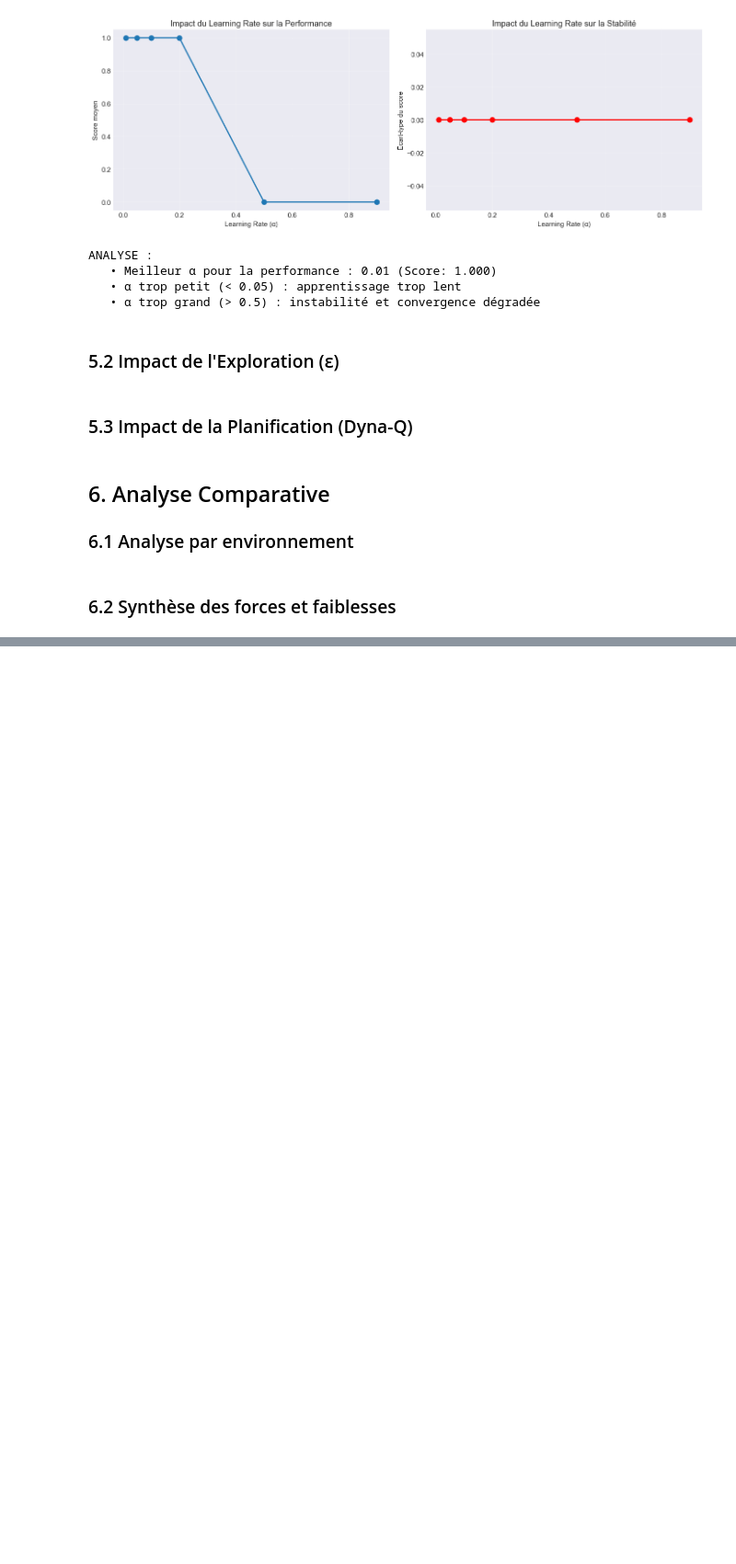
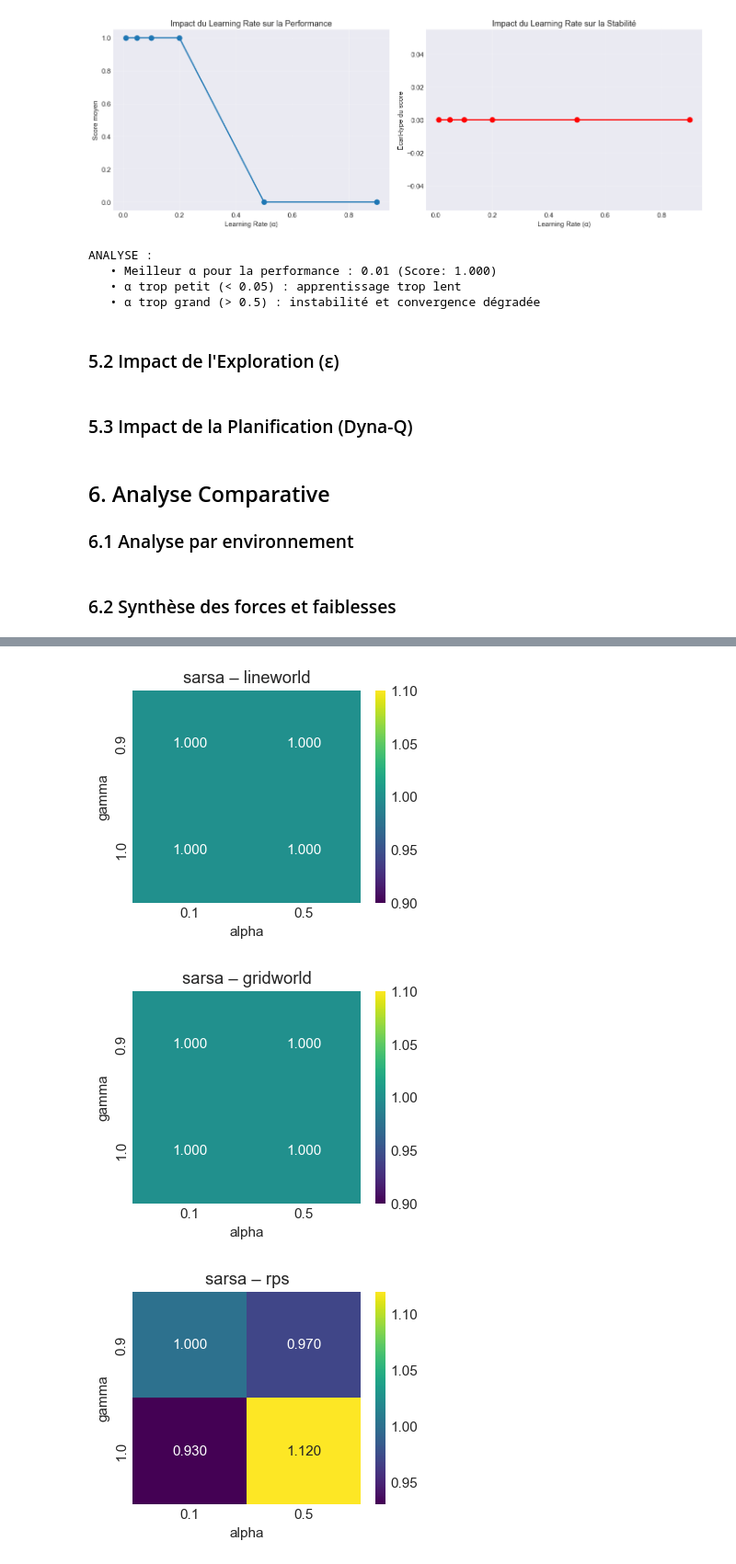
Before and after one commit to lseillier229/drl, a Jupyter notebook: experimental_report_notebook.ipynb, the cells around one changed output, grey strips where cells are left out. Shown at 92% size. Cells and saved outputs as stored; diff of their text form; code cells hidden in the pictures; blank space fills up the shorter version.

```diff
--- a/experimental_report_notebook.ipynb
+++ b/experimental_report_notebook.ipynb
@@ -968,0 +1211,17 @@ print("   • Ignorer la nature de l'environnement → mauvais choix d'algorithm
+# %%
+import seaborn as sns, matplotlib.pyplot as plt
+
+def heatmap_param(df, algo, env, x='alpha', y='gamma'):
+    subset = df[(df.Algorithm == algo) & (df.Environment == env)]
+    piv = subset.pivot_table(index=y, columns=x, values='Mean Score', aggfunc='mean')
+    plt.figure(figsize=(4,3))
+    sns.heatmap(piv, annot=True, fmt='.3f', cmap='viridis')
+    plt.title(f'{algo} – {env}')
+    plt.show()
+
+for env in ['lineworld', 'gridworld', 'rps', 'montyhall1', 'montyhall2']:
+    heatmap_param(grid_df, 'sarsa', env)
+# %% [output]
+[figure, added]
+[figure, added]
+[figure, added]
```
Also changed, not shown: parts of 4 cells of this notebook.
